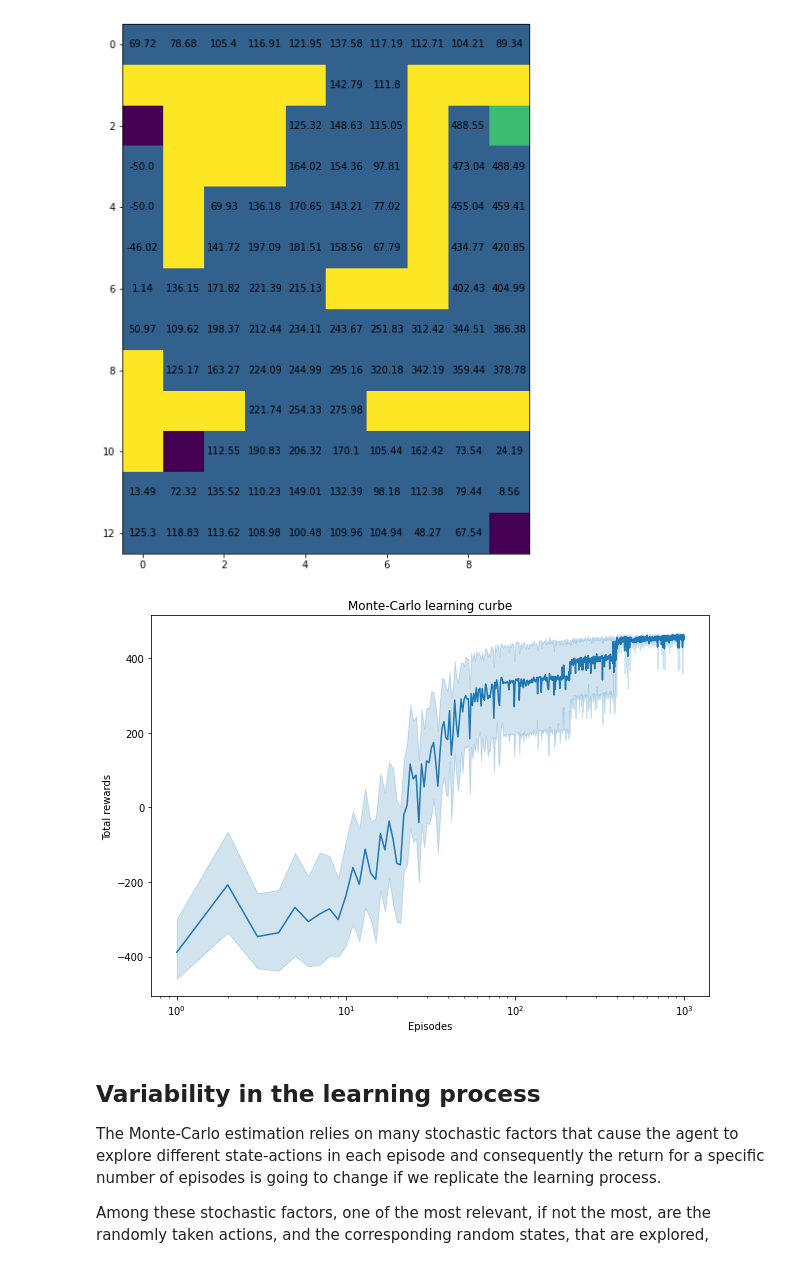
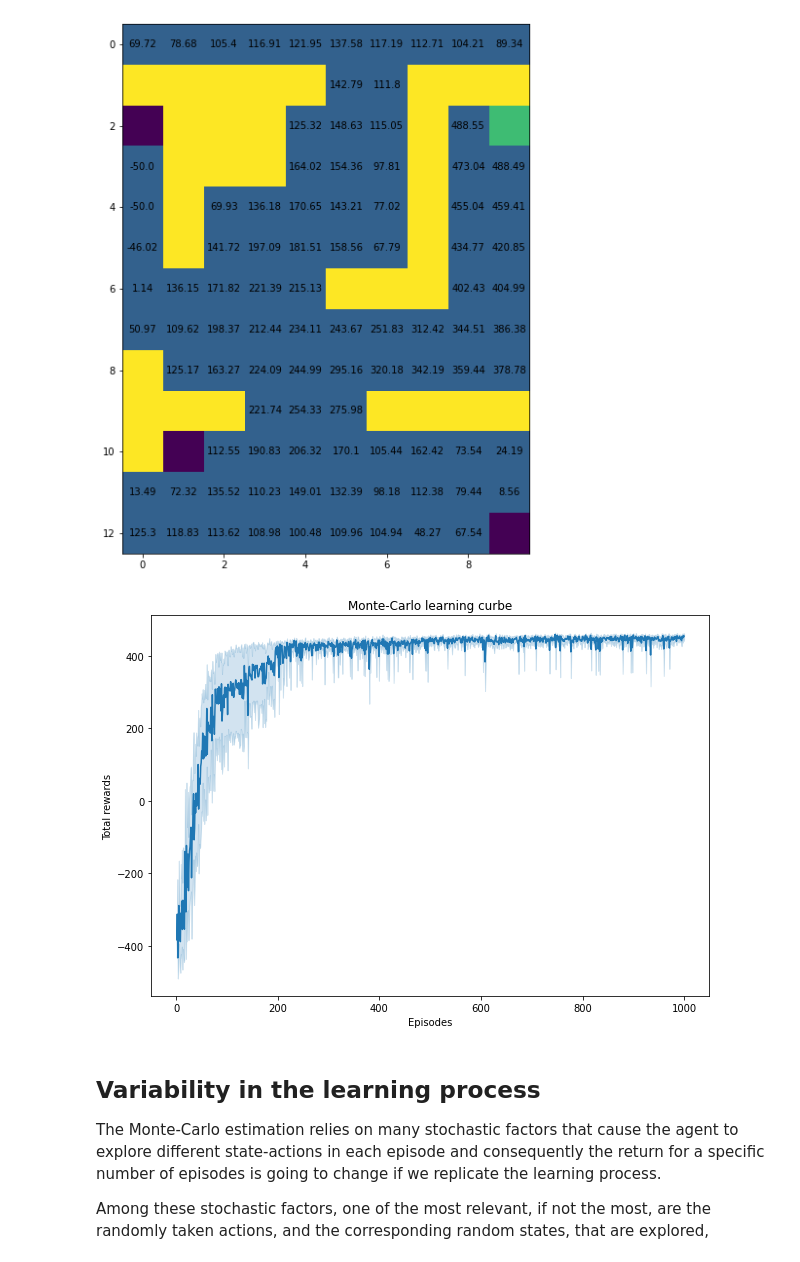
Before and after one commit to ggarrofe/RL_Tabular_Methods, a Jupyter notebook: tabular_methods.ipynb, the cells around one changed output. Saved outputs shown, nothing was run; the diff lists cells and outputs as text; code cells hidden in the pictures.

```diff
--- a/tabular_methods.ipynb
+++ b/tabular_methods.ipynb
@@ -209,19 +209,23 @@ Solving episode 999, of length 363
 # %%
 N_REPLICATIONS = 20
 df = None
 for i in tqdm(range(N_REPLICATIONS), unit="replication"):
     mc_agent = mc.MC_agent()
     mc_policy, mc_values, total_rewards = mc_agent.solve(maze, total_episodes=1000)
-    df = utils.append_results(total_rewards, i, df=df)
+
+    mses = []
+    for v in mc_values:
+        mses.append(mean_squared_error(dp_value, v))
+
+    df = utils.append_results(total_rewards, i, df=df, mse=mses)
 
 plt.figure(figsize=(10,7))
 plt.title("Monte-Carlo learning curbe")
 sns.lineplot(data=df, x="Episodes", y="Total rewards")
-plt.xscale('log')
 plt.savefig('./ReinforcementLearning/out/mc/learningcurve.png', dpi=150, bbox_inches='tight')
 plt.show()
 # %% [output]
-[figure, old version]
+[figure, new version]
 # %% [markdown]
 ## Variability in the learning process
 
```
Also changed, not shown: parts of 13 cells of this notebook, 1 other file.
